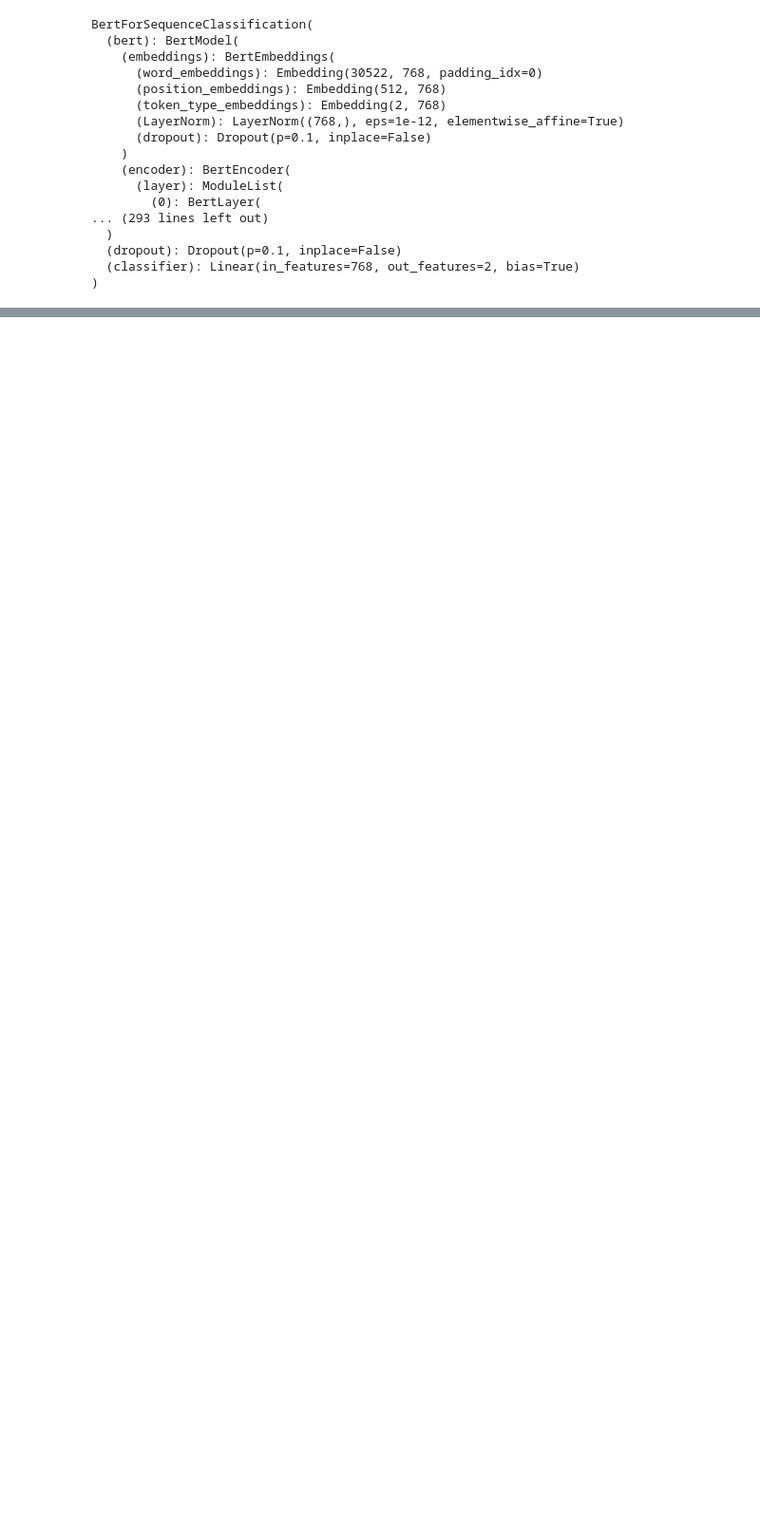
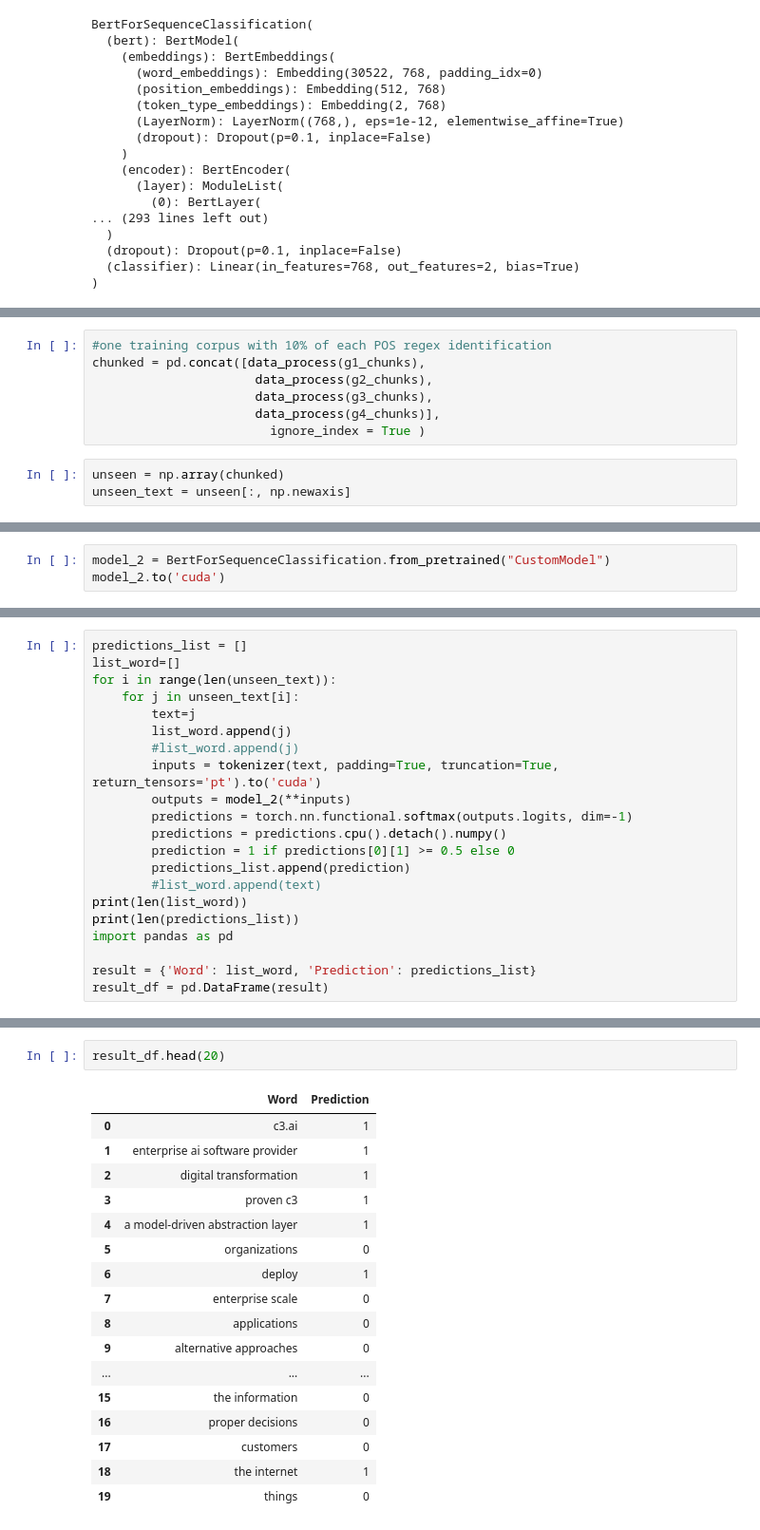
Before and after one commit to Toadoum/STEM-Away-Job, a Jupyter notebook: FineTune_BERT_Model_STEM_Away.ipynb, the cells around one changed output, grey strips where cells are left out. Shown at 95% size. Cells and saved outputs as stored; diff of their text form; blank space fills up the shorter version.

```diff
--- a/FineTune_BERT_Model_STEM_Away.ipynb
+++ b/FineTune_BERT_Model_STEM_Away.ipynb
@@ -304,0 +416,10 @@ array([[0.00736513, 0.99263483]], dtype=float32)
+# %%
+#one training corpus with 10% of each POS regex identification
+chunked = pd.concat([data_process(g1_chunks),
+                      data_process(g2_chunks),
+                      data_process(g3_chunks),
+                      data_process(g4_chunks)],
+                        ignore_index = True )
+# %%
+unseen = np.array(chunked)
+unseen_text = unseen[:, np.newaxis]
@@ -304,0 +430,3 @@ array([[0.00736513, 0.99263483]], dtype=float32)
+# %%
+model_2 = BertForSequenceClassification.from_pretrained("CustomModel")
+model_2.to('cuda')
@@ -304,0 +468,21 @@ array([[0.00736513, 0.99263483]], dtype=float32)
+# %%
+predictions_list = []
+list_word=[]
+for i in range(len(unseen_text)):
+    for j in unseen_text[i]:
+        text=j
+        list_word.append(j)
+        #list_word.append(j)
+        inputs = tokenizer(text, padding=True, truncation=True, return_tensors='pt').to('cuda')
+        outputs = model_2(**inputs)
+        predictions = torch.nn.functional.softmax(outputs.logits, dim=-1)
+        predictions = predictions.cpu().detach().numpy()
+        prediction = 1 if predictions[0][1] >= 0.5 else 0
+        predictions_list.append(prediction)
+        #list_word.append(text)
+print(len(list_word))
+print(len(predictions_list))
+import pandas as pd
+
+result = {'Word': list_word, 'Prediction': predictions_list}
+result_df = pd.DataFrame(result)
@@ -304,0 +492,20 @@ array([[0.00736513, 0.99263483]], dtype=float32)
+# %%
+result_df.head(20)
+# %% [output]
+|  | Word | Prediction |
+| 0 | c3.ai | 1 |
+| 1 | enterprise ai software provider | 1 |
+| 2 | digital transformation | 1 |
+| 3 | proven c3 | 1 |
+| 4 | a model-driven abstraction layer | 1 |
+| 5 | organizations | 0 |
+| 6 | deploy | 1 |
+| 7 | enterprise scale | 0 |
+| 8 | applications | 0 |
+| 9 | alternative approaches | 0 |
+| ... | ... | ... |
+| 15 | the information | 0 |
+| 16 | proper decisions | 0 |
+| 17 | customers | 0 |
+| 18 | the internet | 1 |
+| 19 | things | 0 |
```
Also changed, not shown: parts of 32 cells of this notebook.
